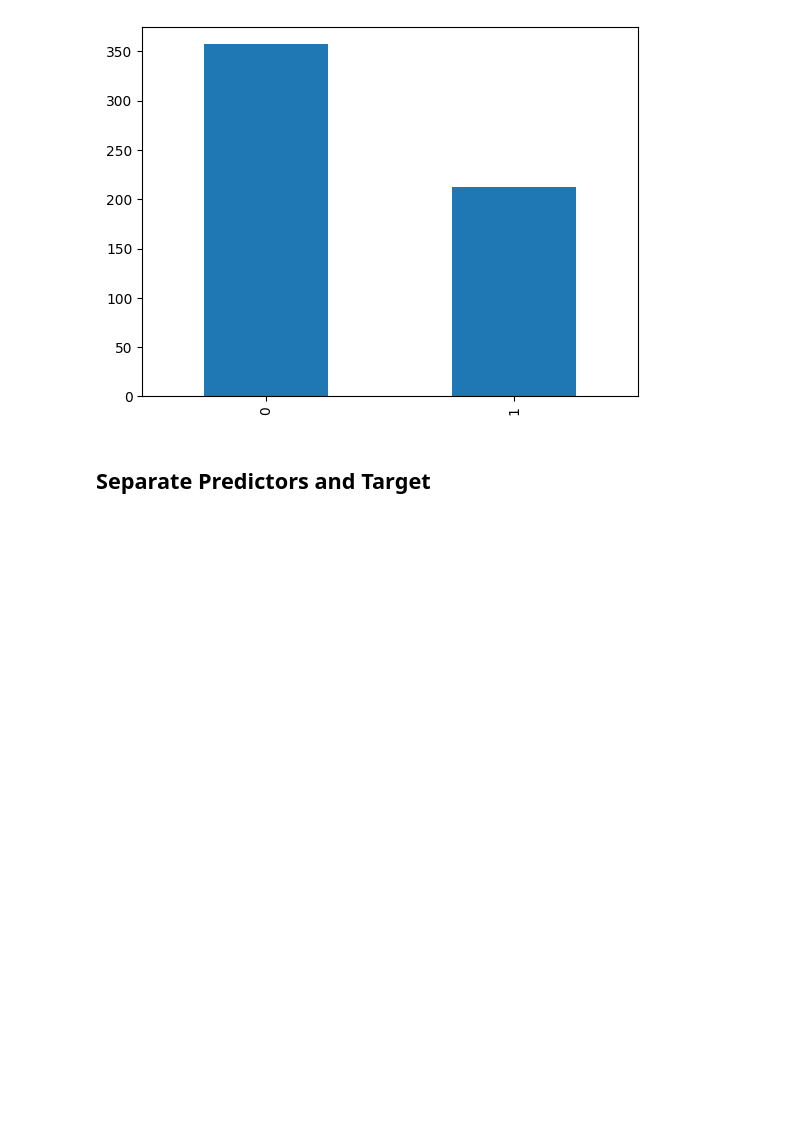
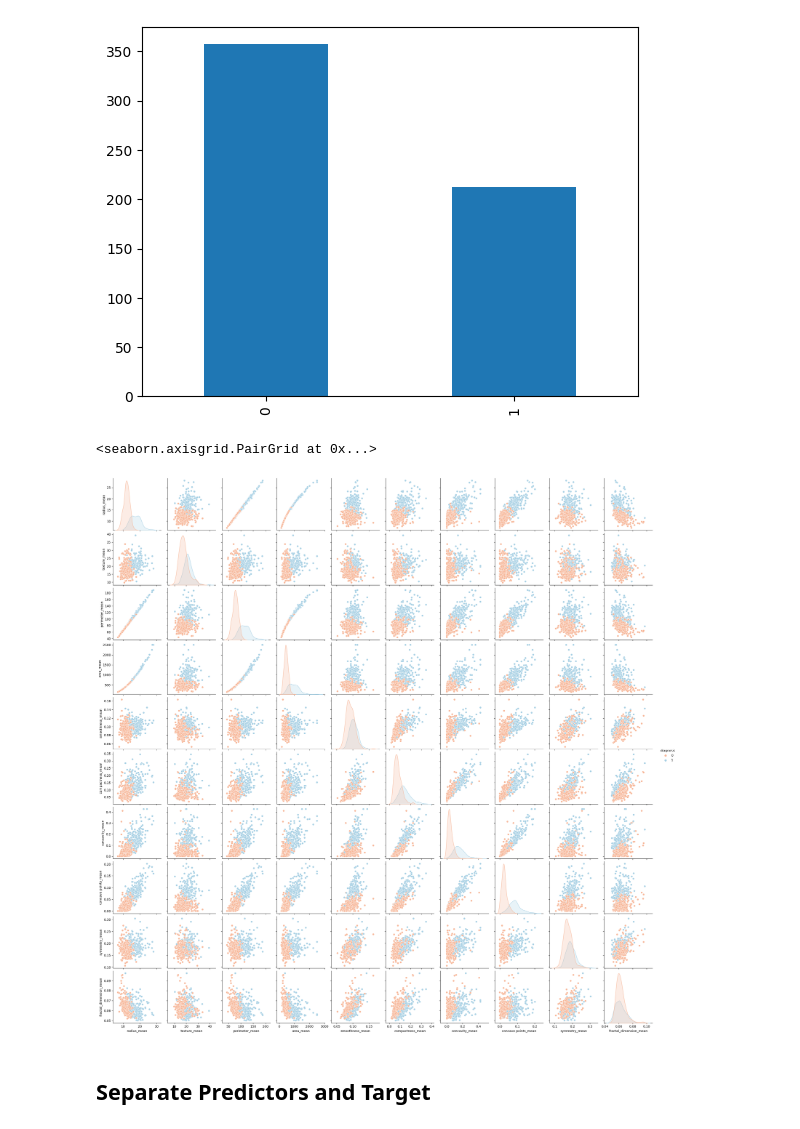
Before and after one commit to mathewpeedikayil/breast-cancer-detection, a Jupyter notebook: main.ipynb, the cells around one changed output. Saved outputs shown, nothing was run; the diff lists cells and outputs as text; code cells hidden in the pictures; blank space fills up the shorter version.

Commit message:
Plot pairplot

```diff
--- a/main.ipynb
+++ b/main.ipynb
@@ -146,6 +146,26 @@ df['diagnosis'].value_counts().plot(kind='bar')
 # %% [output]
 <Axes: >
 [figure]
+# %%
+cols = ['diagnosis',
+        'radius_mean',
+        'texture_mean',
+        'perimeter_mean',
+        'area_mean',
+        'smoothness_mean',
+        'compactness_mean',
+        'concavity_mean',
+        'concave points_mean',
+        'symmetry_mean',
+        'fractal_dimension_mean']
+
+sns.pairplot(data=df[cols], hue='diagnosis', palette='RdBu')
+
+# Predicting Breast Cancer - Logistic Regression
+# https://www.kaggle.com/code/jagannathrk/predicting-breast-cancer-logistic-regression
+# %% [output]
+<seaborn.axisgrid.PairGrid at 0x...>
+[figure, added]
 # %% [markdown]
 ## Separate Predictors and Target
 # %%
```
Also changed, not shown: parts of 1 cell of this notebook.
